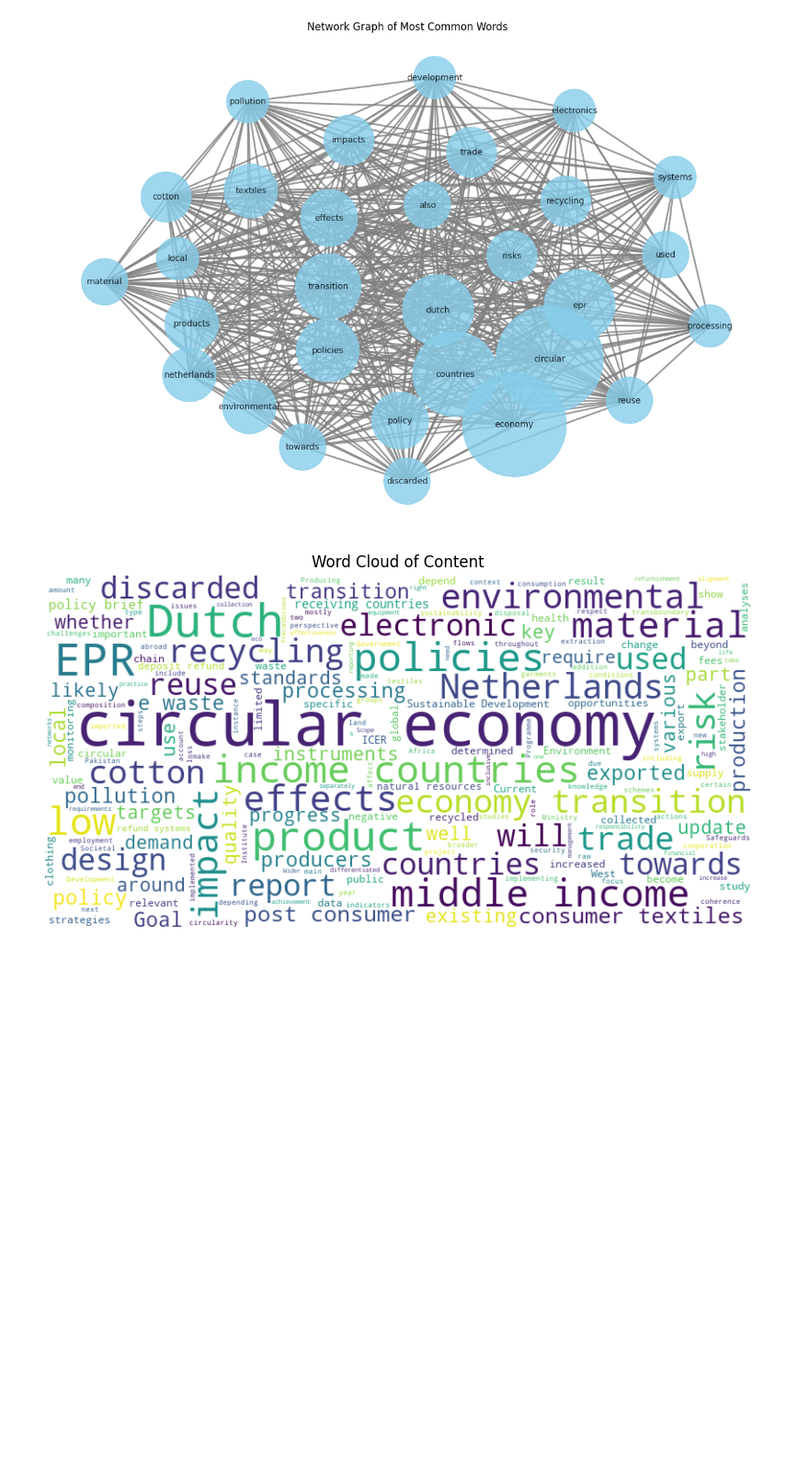
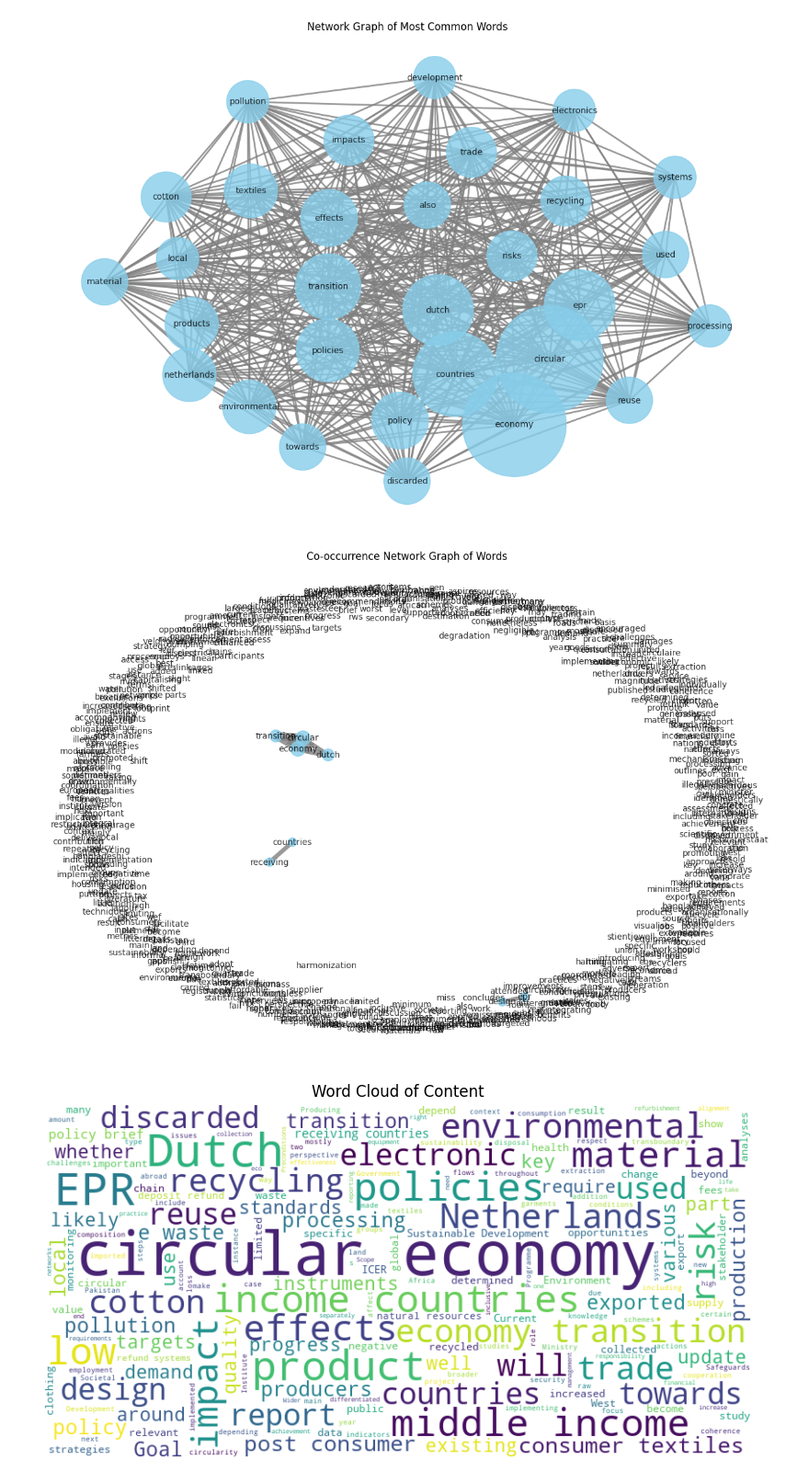
Before and after one commit to reijmers/trashmasters, a Jupyter notebook: pbl_graph.ipynb, the cells around one changed output. Shown at 92% size. Cells and saved outputs as stored; diff of their text form; code cells hidden in the pictures; blank space fills up the shorter version.

```diff
--- a/pbl_graph.ipynb
+++ b/pbl_graph.ipynb
@@ -44,6 +44,77 @@ plt.show()
 nx.write_gexf(G,'common_words.gexf')
 # %% [output]
 [figure]
+# %%
+import pandas as pd
+import networkx as nx
+import matplotlib.pyplot as plt
+from nltk.tokenize import word_tokenize
+from nltk.corpus import stopwords
+from nltk.tag import pos_tag
+
+# Assuming you have NLTK stopwords downloaded
+stop_words = set(stopwords.words('english'))
+
+# Read the data
+df = pd.read_csv('pbl_data.csv')
+
+# Combine all the content into one string
+text = ' '.join(df['content'].dropna())
+
+# Tokenize the text into words
+words = word_tokenize(text.lower())
+
+# Filter out stopwords and punctuation
+filtered_words = [word for word in words if word.isalpha() and word not in stop_words and len(word) > 2]
+
+# Define a window size for co-occurrence
+window_size = 3
+threshold = 5  # Adjust this threshold value as needed
+
+# Perform part-of-speech tagging
+tagged_words = pos_tag(filtered_words)
+
+# Define parts of speech to exclude (e.g., prepositions, articles, conjunctions)
+excluded_pos = ['IN', 'DT', 'CC']  # Parts of speech to exclude: IN (prepositions), DT (determiners/articles), CC (coordinating conjunctions)
+
+# Filter words based on parts of speech
+filtered_words_pos = [word[0] for word in tagged_words if word[1] not in excluded_pos]
+
+# Create a graph
+G = nx.Graph()
+
+# Add nodes and edges to the graph based on co-occurrence
+for i in range(len(filtered_words_pos)):
+    word = filtered_words_pos[i]
+    for j in range(i + 1, min(i + window_size, len(filtered_words_pos))):
+        other_word = filtered_words_pos[j]
+        if word != other_word:
+            if not G.has_edge(word, other_word):
+                G.add_edge(word, other_word, weight=1)
+            else:
+                G[word][other_word]['weight'] += 1
+
+# Filter edges based on threshold
+edges_to_remove = [(u, v) for u, v, d in G.edges(data=True) if d['weight'] < threshold]
+G.remove_edges_from(edges_to_remove)
+
+# Visualize the graph
+plt.figure(figsize=(12, 8))
+pos = nx.spring_layout(G, k=0.5)
+edges = G.edges()
+weights = [G[u][v]['weight'] for u, v in edges]
+node_size = [len(list(G.neighbors(node))) * 100 for node in G.nodes()]
+
+nx.draw(G, pos, node_color='skyblue', node_size=node_size, with_labels=True, font_size=10,
+        edgelist=edges, edge_color='gray', width=weights, alpha=0.8)
+
+plt.title('Co-occurrence Network Graph of Words')
+plt.show()
+
+# Save the graph
+nx.write_gexf(G, 'co_occurrence_network.gexf')
+# %% [output]
+[figure, added]
 # %%
 import pandas as pd
 from wordcloud import WordCloud
```
Also changed, not shown: 1 other file.
